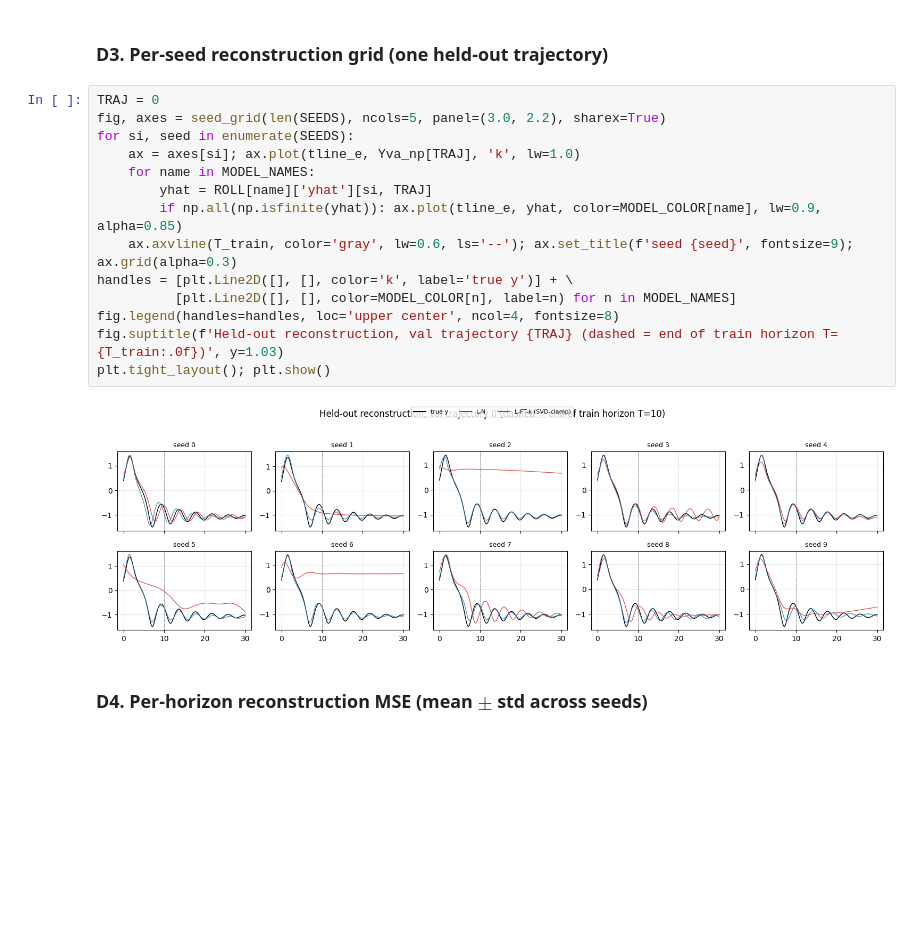
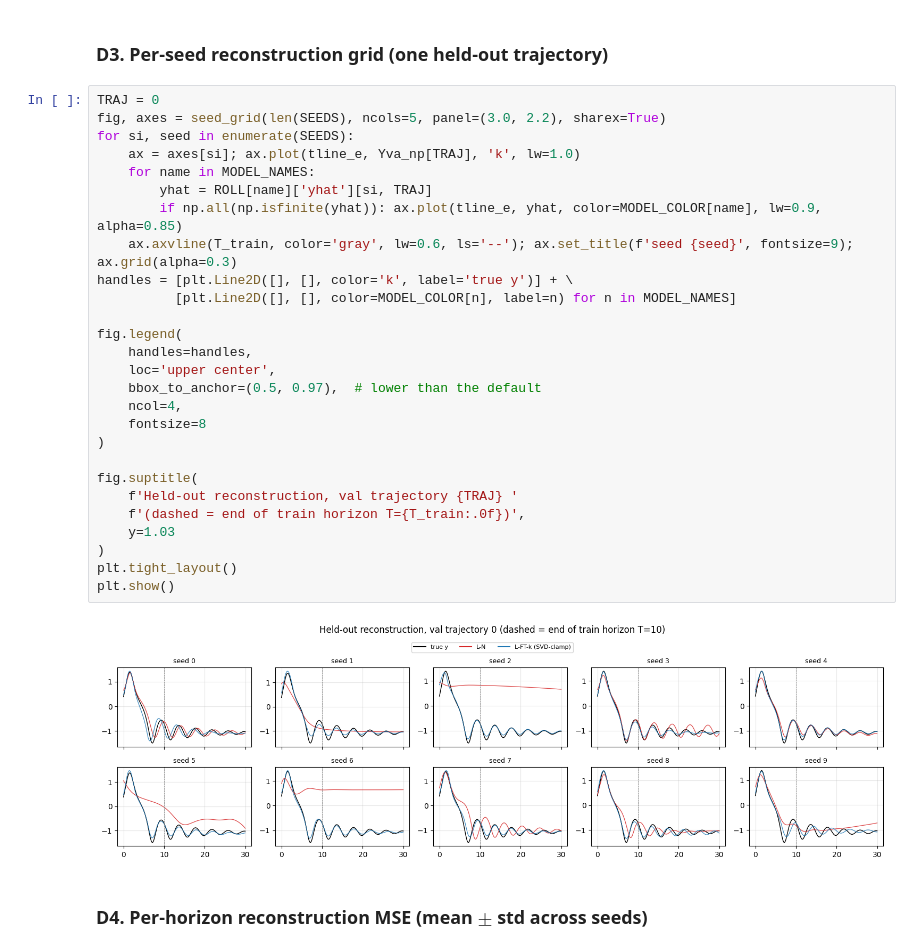
Before and after one commit to pnnl/FTNODE, a Jupyter notebook: examples/duffing/duffing_kappa_svdclamp_vs_ln_2variant_10seed.ipynb, the cells around one changed output. Cells and saved outputs as stored; diff of their text form; blank space fills up the shorter version.

Commit message:
fix plotting legend

```diff
--- a/examples/duffing/duffing_kappa_svdclamp_vs_ln_2variant_10seed.ipynb
+++ b/examples/duffing/duffing_kappa_svdclamp_vs_ln_2variant_10seed.ipynb
@@ -541,22 +541,35 @@ plt.tight_layout(); plt.show()
 [figure]
 # %% [markdown]
 ### D3. Per-seed reconstruction grid (one held-out trajectory)
-# %%
-TRAJ = 0
-fig, axes = seed_grid(len(SEEDS), ncols=5, panel=(3.0, 2.2), sharex=True)
-for si, seed in enumerate(SEEDS):
-    ax = axes[si]; ax.plot(tline_e, Yva_np[TRAJ], 'k', lw=1.0)
-    for name in MODEL_NAMES:
-        yhat = ROLL[name]['yhat'][si, TRAJ]
-        if np.all(np.isfinite(yhat)): ax.plot(tline_e, yhat, color=MODEL_COLOR[name], lw=0.9, alpha=0.85)
-    ax.axvline(T_train, color='gray', lw=0.6, ls='--'); ax.set_title(f'seed {seed}', fontsize=9); ax.grid(alpha=0.3)
-handles = [plt.Line2D([], [], color='k', label='true y')] + \
-          [plt.Line2D([], [], color=MODEL_COLOR[n], label=n) for n in MODEL_NAMES]
-fig.legend(handles=handles, loc='upper center', ncol=4, fontsize=8)
-fig.suptitle(f'Held-out reconstruction, val trajectory {TRAJ} (dashed = end of train horizon T={T_train:.0f})', y=1.03)
-plt.tight_layout(); plt.show()
-# %% [output]
-[figure, removed]
+# %%
+TRAJ = 0
+fig, axes = seed_grid(len(SEEDS), ncols=5, panel=(3.0, 2.2), sharex=True)
+for si, seed in enumerate(SEEDS):
+    ax = axes[si]; ax.plot(tline_e, Yva_np[TRAJ], 'k', lw=1.0)
+    for name in MODEL_NAMES:
+        yhat = ROLL[name]['yhat'][si, TRAJ]
+        if np.all(np.isfinite(yhat)): ax.plot(tline_e, yhat, color=MODEL_COLOR[name], lw=0.9, alpha=0.85)
+    ax.axvline(T_train, color='gray', lw=0.6, ls='--'); ax.set_title(f'seed {seed}', fontsize=9); ax.grid(alpha=0.3)
+handles = [plt.Line2D([], [], color='k', label='true y')] + \
+          [plt.Line2D([], [], color=MODEL_COLOR[n], label=n) for n in MODEL_NAMES]
+
+fig.legend(
+    handles=handles,
+    loc='upper center',
+    bbox_to_anchor=(0.5, 0.97),  # lower than the default
+    ncol=4,
+    fontsize=8
+)
+
+fig.suptitle(
+    f'Held-out reconstruction, val trajectory {TRAJ} '
+    f'(dashed = end of train horizon T={T_train:.0f})',
+    y=1.03
+)
+plt.tight_layout()
+plt.show()
+# %% [output]
+[figure, added]
 # %% [markdown]
 ### D4. Per-horizon reconstruction MSE (mean $\pm$ std across seeds)
 # %%
```
